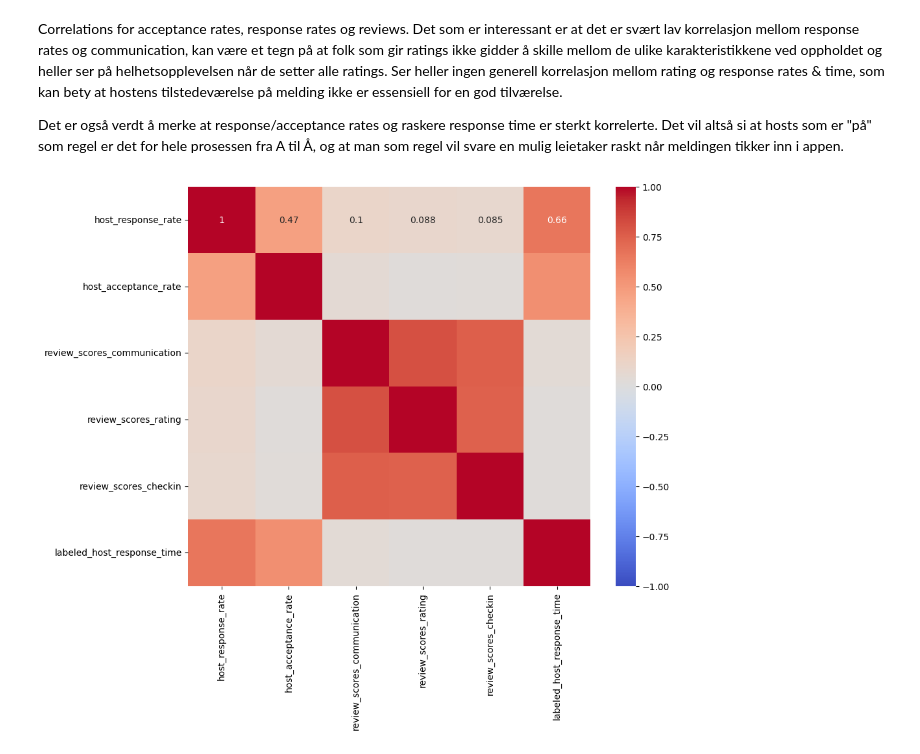
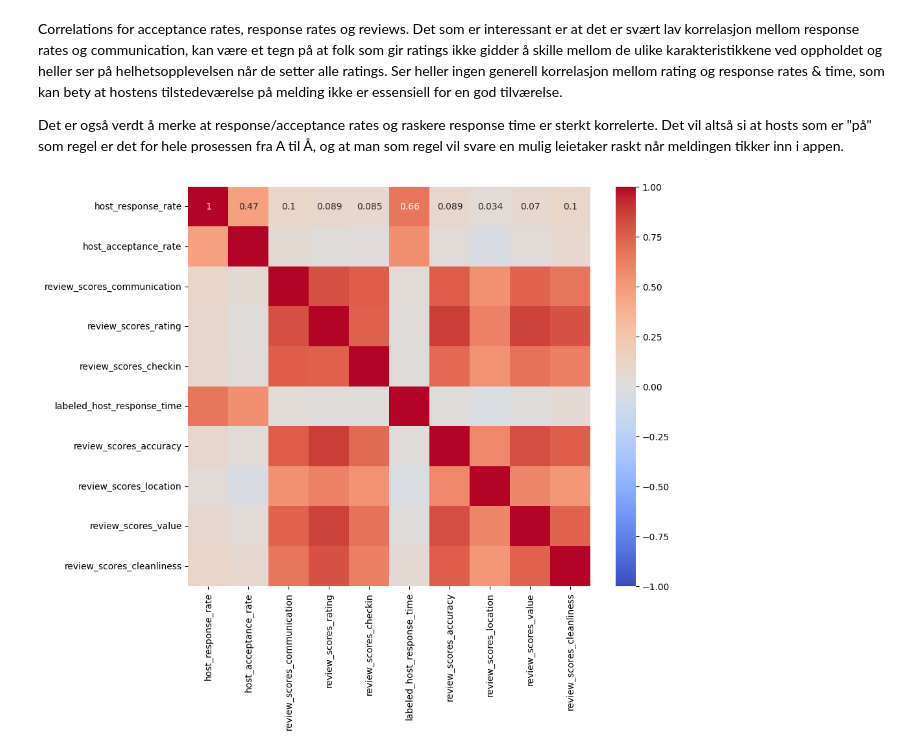
Before and after one commit to heidiwiest/tdt4259-main, a Jupyter notebook: eda_response_acceptance_rate.ipynb, the cells around one changed output. Saved outputs shown, nothing was run; the diff lists cells and outputs as text; code cells hidden in the pictures.

```diff
--- a/eda_response_acceptance_rate.ipynb
+++ b/eda_response_acceptance_rate.ipynb
@@ -199,20 +199,20 @@ Det er også verdt å merke at response/acceptance rates og raskere response tim
 # %%
 listings_subset = listings[["host_response_rate", "host_acceptance_rate",
     "review_scores_communication", "review_scores_rating", "review_scores_checkin",
     "labeled_host_response_time", "review_scores_accuracy", "review_scores_location",
-    "review_scores_value"]]
+    "review_scores_value", "review_scores_cleanliness"]]
 
 
 listings_subset = listings_subset.dropna()
 
 listings_subset['host_response_rate'] = listings_subset['host_response_rate'].str.rstrip('%').astype('float')
 listings_subset['host_acceptance_rate'] = listings_subset['host_acceptance_rate'].str.rstrip('%').astype('float')
 
 
 correlation_matrix = listings_subset.corr()
 
 plt.figure(figsize=(10, 8))
 sns.heatmap(correlation_matrix, annot=True, cmap='coolwarm', vmin=-1, vmax=1)
 plt.show()
 # %% [output]
-[figure, old version]
+[figure, new version]
```
Also changed, not shown: parts of 1 cell of this notebook, 3 other files.
